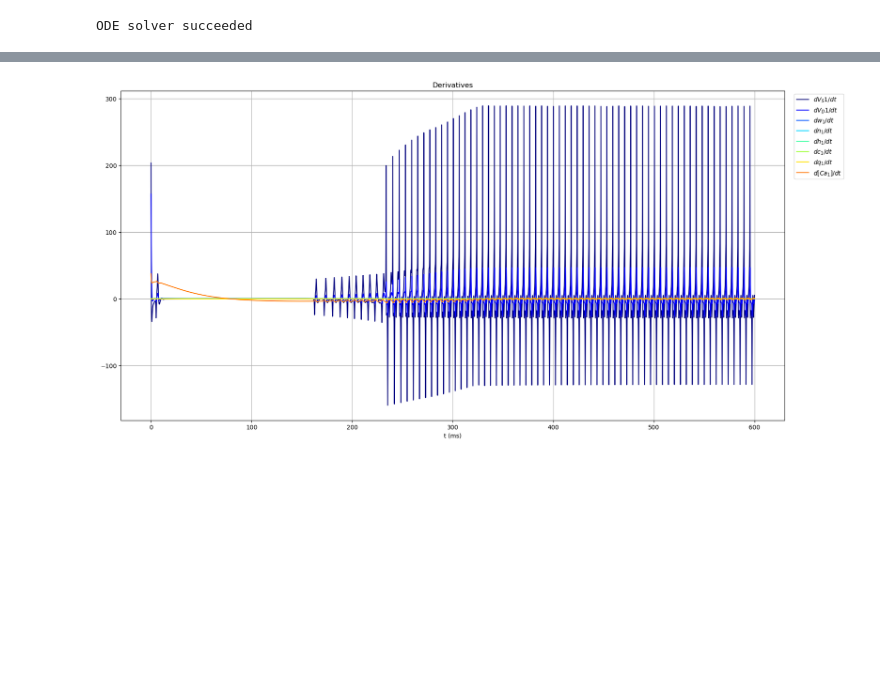
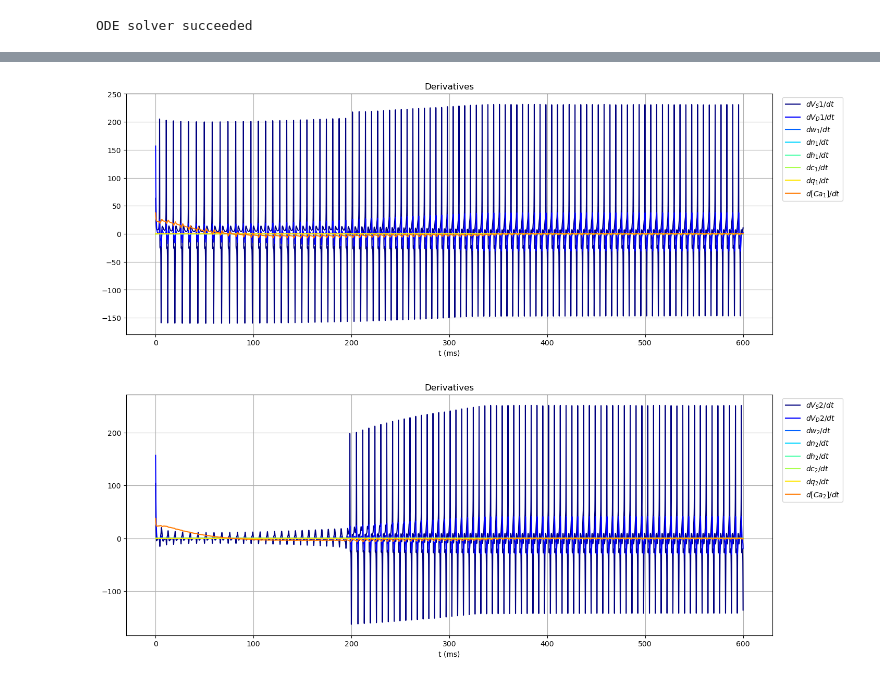
Before and after one commit to tommasovanini/Project3, a Jupyter notebook: mainDouble.ipynb, the cells around one changed output, grey strips where cells are left out. Saved outputs shown, nothing was run; the diff lists cells and outputs as text; code cells hidden in the pictures; blank space fills up the shorter version.

```diff
--- a/mainDouble.ipynb
+++ b/mainDouble.ipynb
@@ -186,23 +159,38 @@ plt.show()
 # %%
 cmap = plt.get_cmap('jet')
 colors = cmap(np.linspace(0, 1, 10))
-figsize=(20, 10)
+figsize=(16, 6)
 
 plt.figure(figsize=figsize)
 plt.plot(time, dVSdt_1, label='$dV_S1/dt$'  , color=colors[0])
 plt.plot(time, dVDdt_1, label='$dV_D1/dt$'  , color=colors[1])
 plt.plot(time, dwdt_1 , label='$dw_1/dt$'   , color=colors[2])
 plt.plot(time, dndt_1 , label='$dn_1/dt$'   , color=colors[3])
 plt.plot(time, dhdt_1 , label='$dh_1/dt$'   , color=colors[4])
 plt.plot(time, dcdt_1 , label='$dc_1/dt$'   , color=colors[5])
 plt.plot(time, dqdt_1 , label='$dq_1/dt$'   , color=colors[6])
 plt.plot(time, dCadt_1, label='$d[Ca_1]/dt$', color=colors[7])
 plt.xlabel('t (ms)')
 plt.title('Derivatives')
 plt.legend(loc='upper left', bbox_to_anchor=(1.01, 1))
 plt.grid()
-# plt.ylim(-150, 150)
 plt.show()
+
+plt.figure(figsize=figsize)
+plt.plot(time, dVSdt_2, label='$dV_S2/dt$'  , color=colors[0])
+plt.plot(time, dVDdt_2, label='$dV_D2/dt$'  , color=colors[1])
+plt.plot(time, dwdt_2 , label='$dw_2/dt$'   , color=colors[2])
+plt.plot(time, dndt_2 , label='$dn_2/dt$'   , color=colors[3])
+plt.plot(time, dhdt_2 , label='$dh_2/dt$'   , color=colors[4])
+plt.plot(time, dcdt_2 , label='$dc_2/dt$'   , color=colors[5])
+plt.plot(time, dqdt_2 , label='$dq_2/dt$'   , color=colors[6])
+plt.plot(time, dCadt_2, label='$d[Ca_2]/dt$', color=colors[7])
+plt.xlabel('t (ms)')
+plt.title('Derivatives')
+plt.legend(loc='upper left', bbox_to_anchor=(1.01, 1))
+plt.grid()
+plt.show()
 # %% [output]
-[figure, old version]
+[figure, new version]
+[figure, added]
 # %%
```
Also changed, not shown: parts of 6 cells of this notebook, 2 other files.
